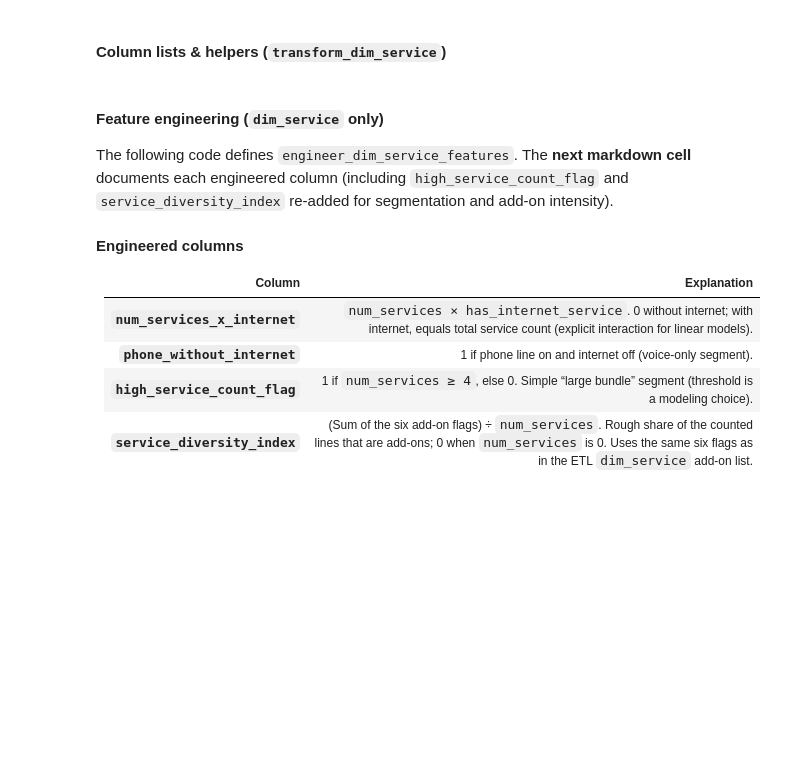
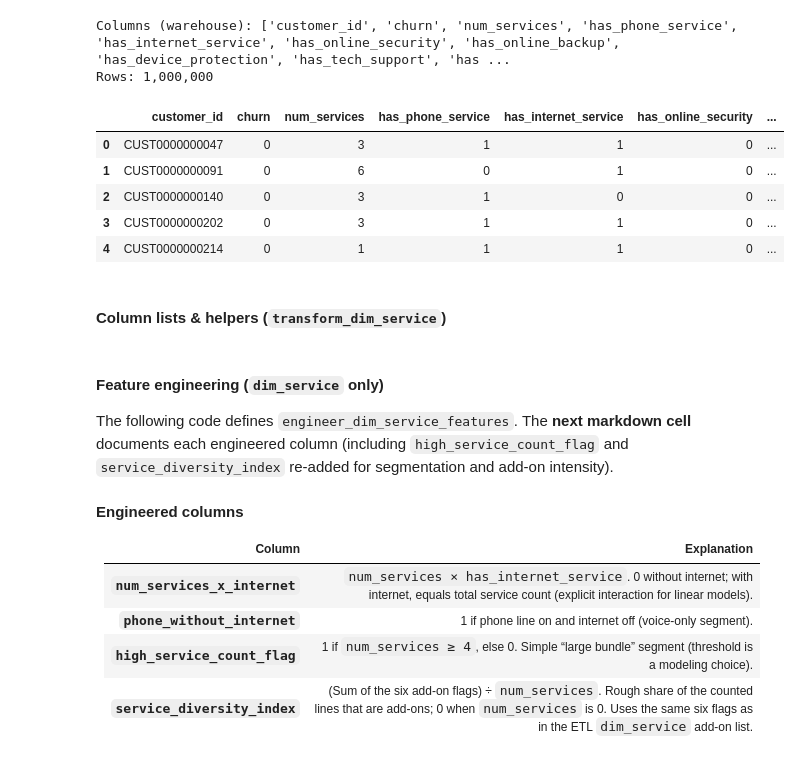
Before and after one commit to WXUXIN/BT4301-Project-Group-10, a Jupyter notebook: dataops/dim_service_churn_feature_engineering.ipynb, the cells around one changed output. Saved outputs shown, nothing was run; the diff lists cells and outputs as text; code cells hidden in the pictures; blank space fills up the shorter version.

```diff
--- a/analysis/dim_service_churn_feature_engineering.ipynb
+++ b/dataops/dim_service_churn_feature_engineering.ipynb
@@ -39,3 +62,36 @@ OUTPUT_DIR: /root/bt4301-group10/BT4301-Project-Group-10/analysis/output
+# %%
+from sqlalchemy import text
+
+DIM_SERVICE_CHURN_SQL = """
+SELECT
+    s.customer_id,
+    f.churn,
+    s.num_services,
+    s.has_phone_service,
+    s.has_internet_service,
+    s.has_online_security,
+    s.has_online_backup,
+    s.has_device_protection,
+    s.has_tech_support,
+    s.has_streaming_tv,
+    s.has_streaming_movies
+FROM fact_customer_churn f
+INNER JOIN dim_service s ON f.customer_id = s.customer_id
+"""
+
+df_dim_service_churn = pd.read_sql(text(DIM_SERVICE_CHURN_SQL), engine)
+print(f"Columns (warehouse): {list(df_dim_service_churn.columns)}")
+print(f"Rows: {len(df_dim_service_churn):,}")
+df_dim_service_churn.head()
+# %% [output]
+Columns (warehouse): ['customer_id', 'churn', 'num_services', 'has_phone_service', 'has_internet_service', 'has_online_security', 'has_online_backup', 'has_device_protection', 'has_tech_support', 'has ...
+Rows: 1,000,000
+|  | customer_id | churn | num_services | has_phone_service | has_internet_service | has_online_security | ... |
+| 0 | CUST0000000047 | 0 | 3 | 1 | 1 | 0 | ... |
+| 1 | CUST0000000091 | 0 | 6 | 0 | 1 | 0 | ... |
+| 2 | CUST0000000140 | 0 | 3 | 1 | 0 | 0 | ... |
+| 3 | CUST0000000202 | 0 | 3 | 1 | 1 | 0 | ... |
+| 4 | CUST0000000214 | 0 | 1 | 1 | 1 | 0 | ... |
 # %% [markdown]
 #### Column lists & helpers (`transform_dim_service`)
 # %%
```
Also changed, not shown: parts of 11 cells of this notebook, 5 other files.
